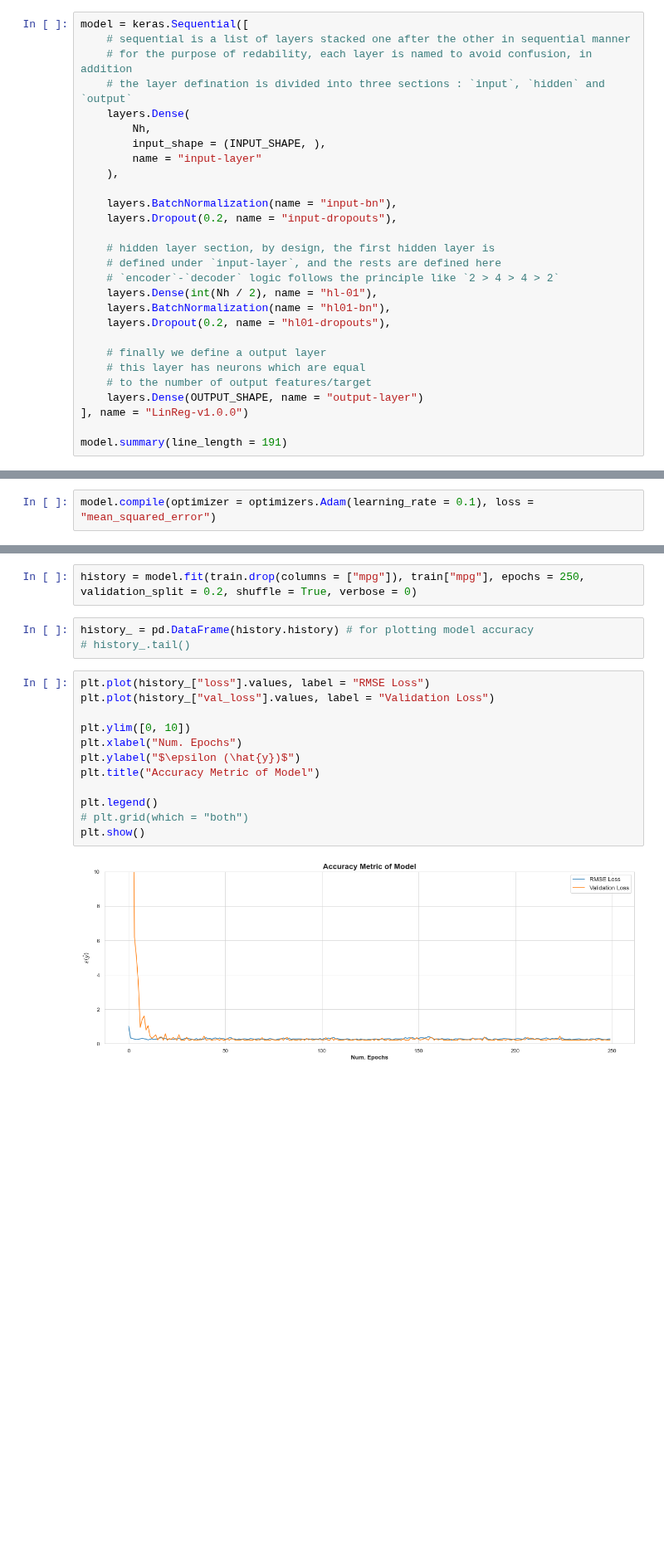
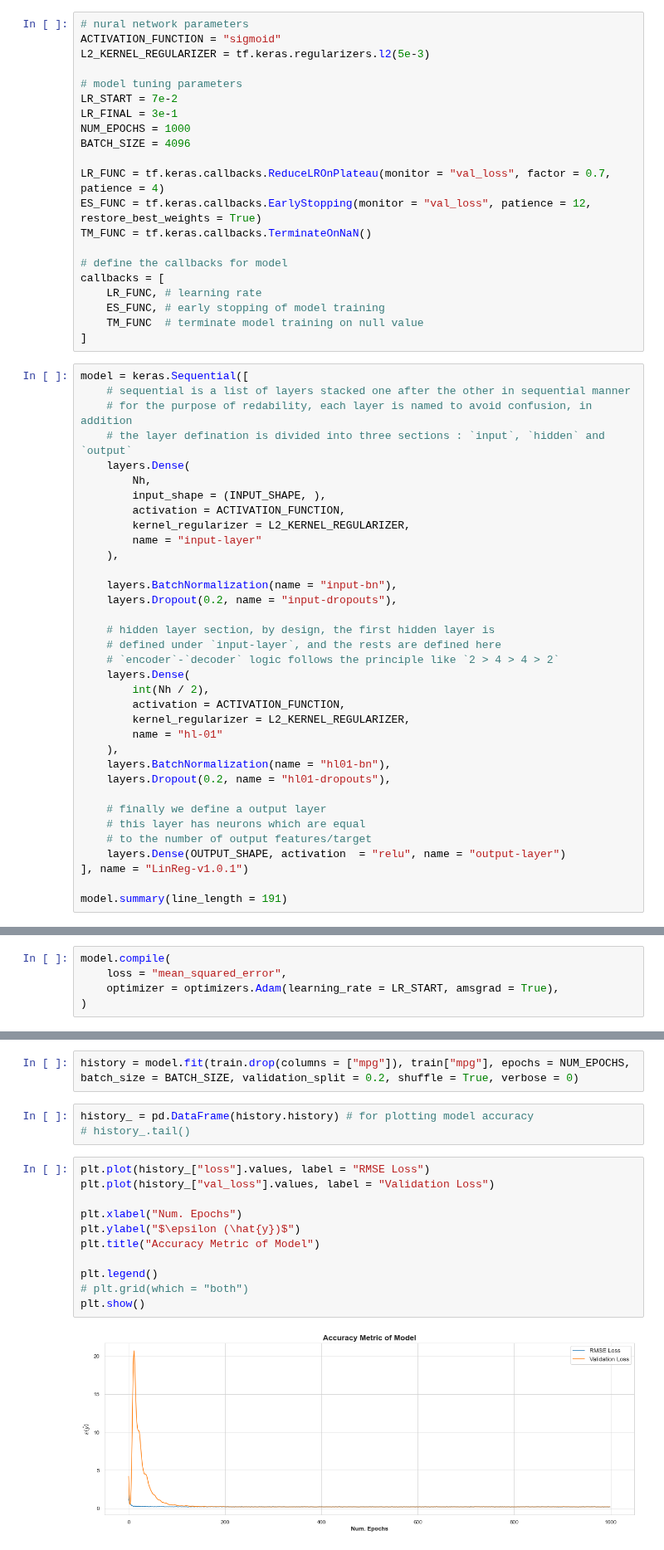
Before and after one commit to ZenithClown/self-development, a Jupyter notebook: Learning Python Programming/Artificial Intelligence (AI)/Deep Learning (DL)/Tensor Flow/1.0 Basic Regression with Keras API.ipynb, the cells around one changed output, grey strips where cells are left out. Shown at 83% size. Saved outputs shown, nothing was run; the diff lists cells and outputs as text; blank space fills up the shorter version.

Commit message:
build linear regression advanced model
* model accuracy 0.44

```diff
--- a/Learning Python Programming/Artificial Intelligence (AI)/Deep Learning (DL)/Tensor Flow/1.0 Basic Regression with Keras API.ipynb
+++ b/Learning Python Programming/Artificial Intelligence (AI)/Deep Learning (DL)/Tensor Flow/1.0 Basic Regression with Keras API.ipynb
@@ -200,6 +201,27 @@ Nh = 2 * (INPUT_SHAPE + OUTPUT_SHAPE)
 print(f"Proposed Optimal Number of Neurons on 1st Hidden Layer = {Nh}")
 # %% [output]
 Proposed Optimal Number of Neurons on 1st Hidden Layer = 20
+# %%
+# nural network parameters
+ACTIVATION_FUNCTION = "sigmoid"
+L2_KERNEL_REGULARIZER = tf.keras.regularizers.l2(5e-3)
+
+# model tuning parameters
+LR_START = 7e-2
+LR_FINAL = 3e-1
+NUM_EPOCHS = 1000
+BATCH_SIZE = 4096
+
+LR_FUNC = tf.keras.callbacks.ReduceLROnPlateau(monitor = "val_loss", factor = 0.7, patience = 4)
+ES_FUNC = tf.keras.callbacks.EarlyStopping(monitor = "val_loss", patience = 12, restore_best_weights = True)
+TM_FUNC = tf.keras.callbacks.TerminateOnNaN()
+
+# define the callbacks for model
+callbacks = [
+    LR_FUNC, # learning rate
+    ES_FUNC, # early stopping of model training
+    TM_FUNC  # terminate model training on null value
+]
 # %%
 model = keras.Sequential([
     # sequential is a list of layers stacked one after the other in sequential manner
@@ -208,6 +230,8 @@ model = keras.Sequential([
     layers.Dense(
         Nh,
         input_shape = (INPUT_SHAPE, ),
+        activation = ACTIVATION_FUNCTION,
+        kernel_regularizer = L2_KERNEL_REGULARIZER,
         name = "input-layer"
     ),
 
@@ -217,15 +241,20 @@ model = keras.Sequential([
     # hidden layer section, by design, the first hidden layer is
     # defined under `input-layer`, and the rests are defined here
     # `encoder`-`decoder` logic follows the principle like `2 > 4 > 4 > 2`
-    layers.Dense(int(Nh / 2), name = "hl-01"),
+    layers.Dense(
+        int(Nh / 2),
+        activation = ACTIVATION_FUNCTION,
+        kernel_regularizer = L2_KERNEL_REGULARIZER,
+        name = "hl-01"
+    ),
     layers.BatchNormalization(name = "hl01-bn"),
     layers.Dropout(0.2, name = "hl01-dropouts"),
 
     # finally we define a output layer
     # this layer has neurons which are equal
     # to the number of output features/target
-    layers.Dense(OUTPUT_SHAPE, name = "output-layer")
-], name = "LinReg-v1.0.0")
+    layers.Dense(OUTPUT_SHAPE, activation  = "relu", name = "output-layer")
+], name = "LinReg-v1.0.1")
 
 model.summary(line_length = 191)
 # %% [output]
@@ -247,7 +276,10 @@ Trainable params: 481
 Non-trainable params: 60
 _______________________________________________________________________________________________________________________________________________________________________________________________
 # %%
-model.compile(optimizer = optimizers.Adam(learning_rate = 0.1), loss = "mean_squared_error")
+model.compile(
+    loss = "mean_squared_error",
+    optimizer = optimizers.Adam(learning_rate = LR_START, amsgrad = True),
+)
 # %%
 # in addition to line summary, we can also view the model using `plot` as:
 # use `to_file = <filename>.<extension>` parameter to save the model image
@@ -255,24 +287,23 @@ keras.utils.plot_model(model, show_shapes = True, show_layer_activations = True)
 # %% [output]
 [figure]
 # %%
-history = model.fit(train.drop(columns = ["mpg"]), train["mpg"], epochs = 250, validation_split = 0.2, shuffle = True, verbose = 0)
+history = model.fit(train.drop(columns = ["mpg"]), train["mpg"], epochs = NUM_EPOCHS, batch_size = BATCH_SIZE, validation_split = 0.2, shuffle = True, verbose = 0)
 # %%
 history_ = pd.DataFrame(history.history) # for plotting model accuracy
 # history_.tail()
 # %%
 plt.plot(history_["loss"].values, label = "RMSE Loss")
 plt.plot(history_["val_loss"].values, label = "Validation Loss")
 
-plt.ylim([0, 10])
 plt.xlabel("Num. Epochs")
 plt.ylabel("$\epsilon (\hat{y})$")
 plt.title("Accuracy Metric of Model")
 
 plt.legend()
 # plt.grid(which = "both")
 plt.show()
 # %% [output]
-[figure, old version]
+[figure, new version]
 # %%
 nn_prediction_mse = model.evaluate(test.drop(columns = ["mpg"]), test["mpg"])
 nn_prediction_mse # model evaluation
```
Also changed, not shown: parts of 5 cells of this notebook.
